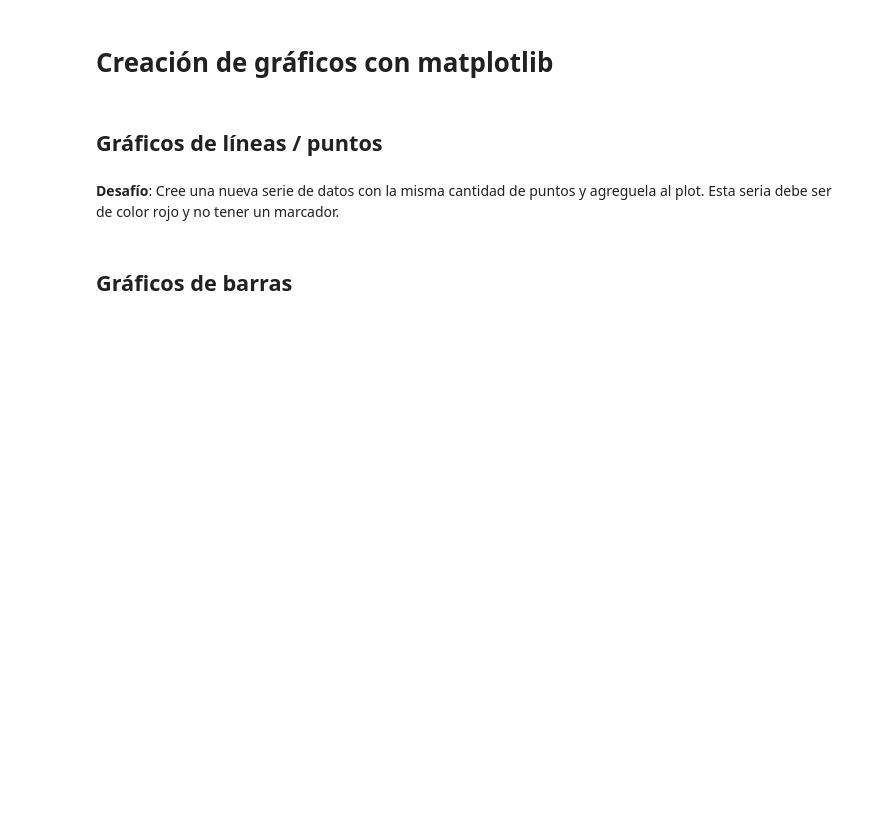
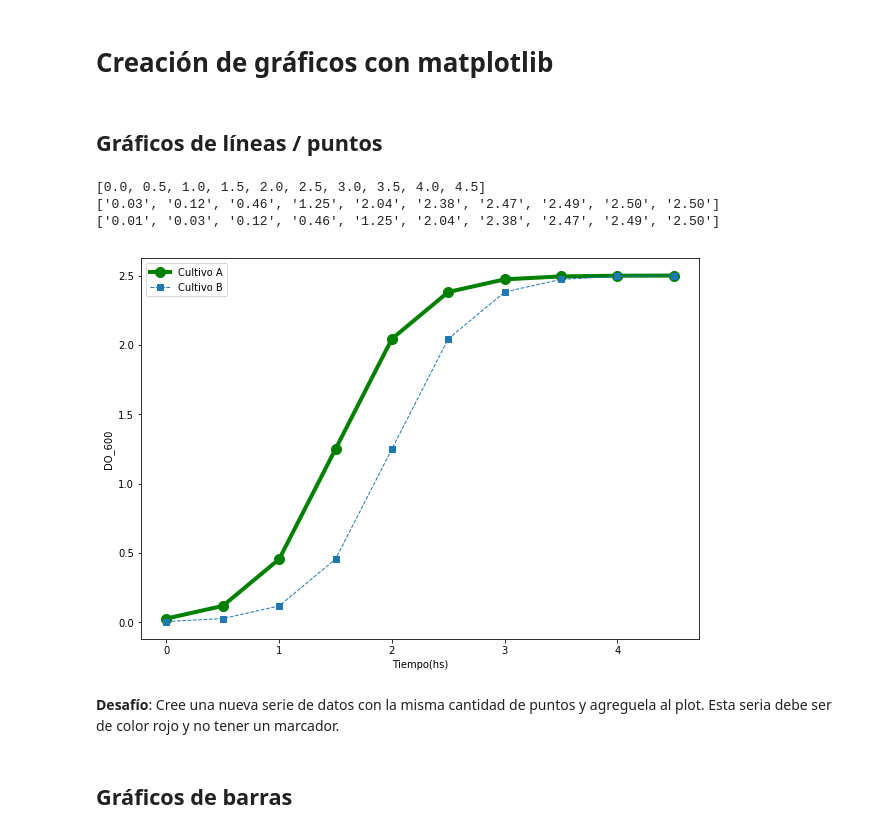
Before and after one commit to javieriserte/python-leloir-course, a Jupyter notebook: class-01/Matplotlib.ipynb, the cells around one changed output. Drawn from its saved outputs; the diff is of its cells as text; code cells hidden in the pictures; blank space fills up the shorter version.

Commit message:
Changed lines plot in matplotlib examples

```diff
--- a/class-01/Matplotlib.ipynb
+++ b/class-01/Matplotlib.ipynb
@@ -5,19 +5,28 @@
 # %%
 from matplotlib import pyplot
 from numpy.random import normal
 import math
 
-tiempo = [0.5*x for x in range(10)]
-crecimiento_A = [ 2.5 / (1 + math.exp(-1.5*(x-3))) for x in range(10)]
-crecimiento_B = [ 2.5 / (1 + math.exp(-1.5*(x-4))) for x in range(10)]
+tiempo = [0.0, 0.5, 1.0, 1.5, 2.0, 2.5, 3.0, 3.5, 4.0, 4.5]
+crecimiento_A = ['0.03', '0.12', '0.46', '1.25', '2.04', '2.38', '2.47', '2.49', '2.50', '2.50']
+crecimiento_B = ['0.01', '0.03', '0.12', '0.46', '1.25', '2.04', '2.38', '2.47', '2.49', '2.50']
+
+print(tiempo)
+print(["{0:.2f}".format(x) for x in crecimiento_A])
+print(["{0:.2f}".format(x) for x in crecimiento_B])
 
 pyplot.rcParams["figure.figsize"] = [10,7]
 pyplot.xlabel("Tiempo(hs)")
 pyplot.ylabel("DO_600")
 pyplot.plot(tiempo, crecimiento_A, label="Cultivo A", marker="o", markersize=10, linewidth=4, color="green")
 pyplot.plot(tiempo, crecimiento_B, label="Cultivo B", marker="s", linewidth=1, linestyle="--")
 pyplot.legend()
 pyplot.show()
+# %% [output]
+[0.0, 0.5, 1.0, 1.5, 2.0, 2.5, 3.0, 3.5, 4.0, 4.5]
+['0.03', '0.12', '0.46', '1.25', '2.04', '2.38', '2.47', '2.49', '2.50', '2.50']
+['0.01', '0.03', '0.12', '0.46', '1.25', '2.04', '2.38', '2.47', '2.49', '2.50']
+[figure, added]
 # %% [markdown]
 **Desafío**: Cree una nueva serie de datos con la misma cantidad de puntos y agreguela al plot. Esta seria debe ser de color rojo y no tener un marcador.
 # %% [markdown]
```
